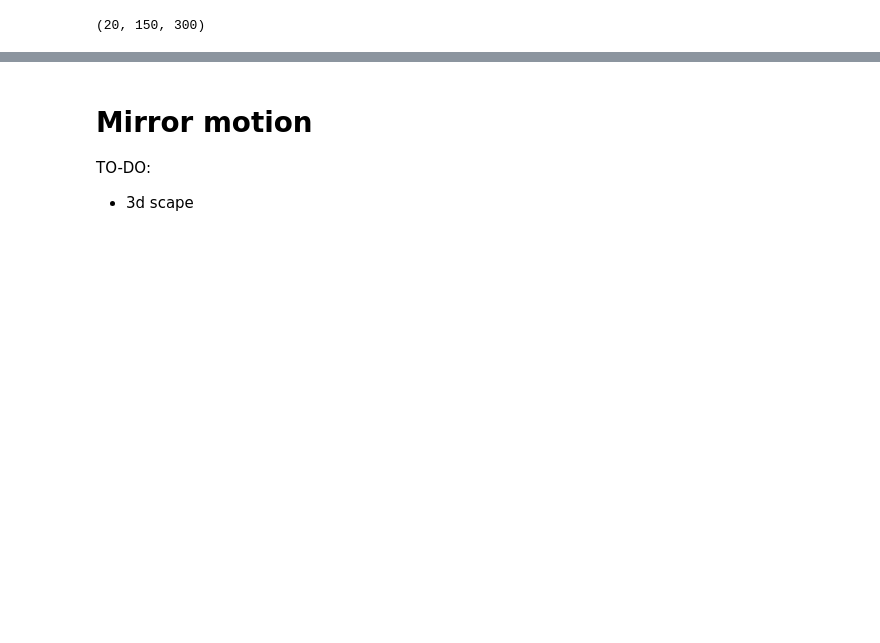
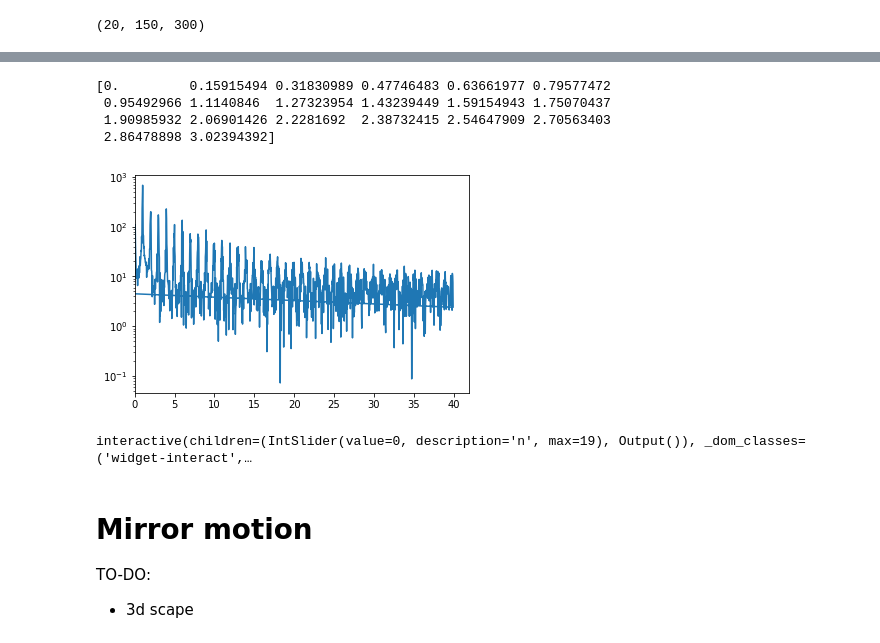
Before and after one commit to ekonyagin/wave_propagation, a Jupyter notebook: OAM_VTK_refined.ipynb, the cells around one changed output, grey strips where cells are left out. Drawn from its saved outputs; the diff is of its cells as text; code cells hidden in the pictures; blank space fills up the shorter version.

```diff
--- a/OAM_VTK_refined.ipynb
+++ b/OAM_VTK_refined.ipynb
@@ -374,3 +440,24 @@ lg_mode.zmirror.shape
+# %%
+filt = np.fft.fft(lg_mode.refl_field, axis=2)
+freq = np.fft.fftfreq(len(lg_mode.refl_field[1,1,:]), d=lg_mode.d_sampling_rate)
+# %%
+rhoind=9
+plt.semilogy(freq*2*np.pi, np.abs(filt[10,rhoind,:]))
+plt.xlim(0,42)
+
+print(rhos[9]/2/np.pi)
+# %% [output]
+[0.         0.15915494 0.31830989 0.47746483 0.63661977 0.79577472
+ 0.95492966 1.1140846  1.27323954 1.43239449 1.59154943 1.75070437
+ 1.90985932 2.06901426 2.2281692  2.38732415 2.54647909 2.70563403
+ 2.86478898 3.02394392]
+[figure, added]
+# %%
+@interact(n=(0,19,1))
+def Plotter(n=0):
+    plt.imshow(np.angle(filt[:,n,:]), aspect='auto')
+# %% [output]
+interactive(children=(IntSlider(value=0, description='n', max=19), Output()), _dom_classes=('widget-interact',…
 # %% [markdown]
 # Mirror motion
 
```
Also changed, not shown: parts of 32 cells of this notebook.
